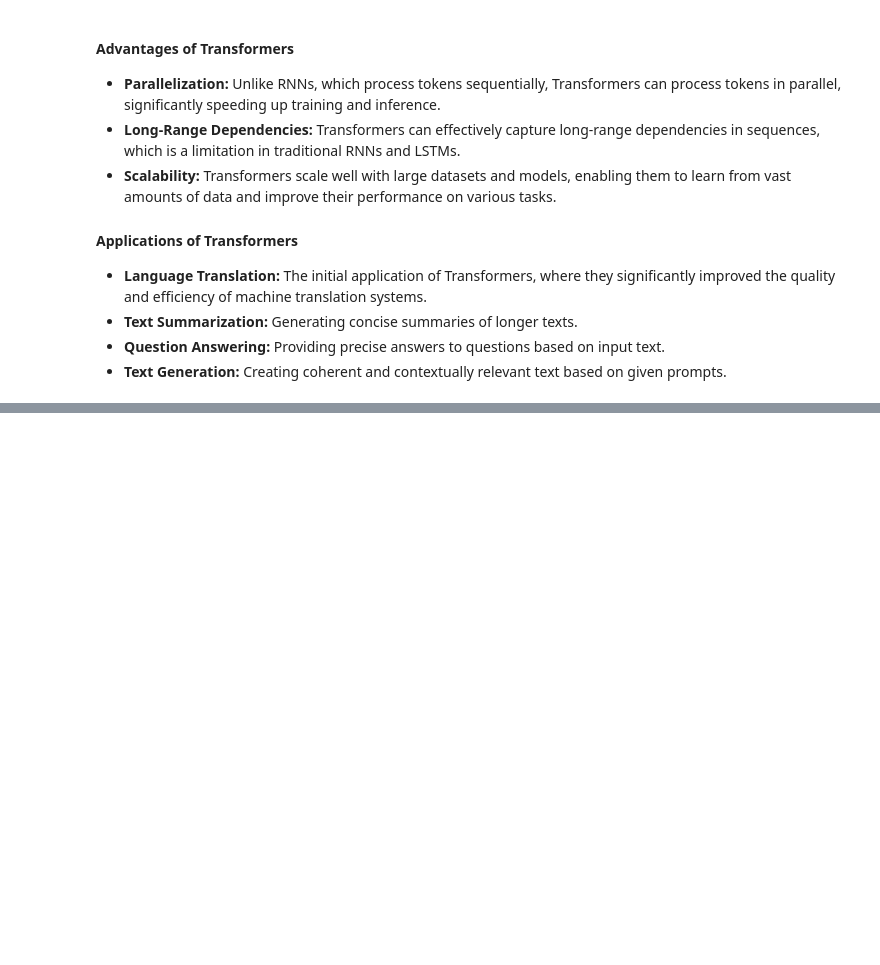
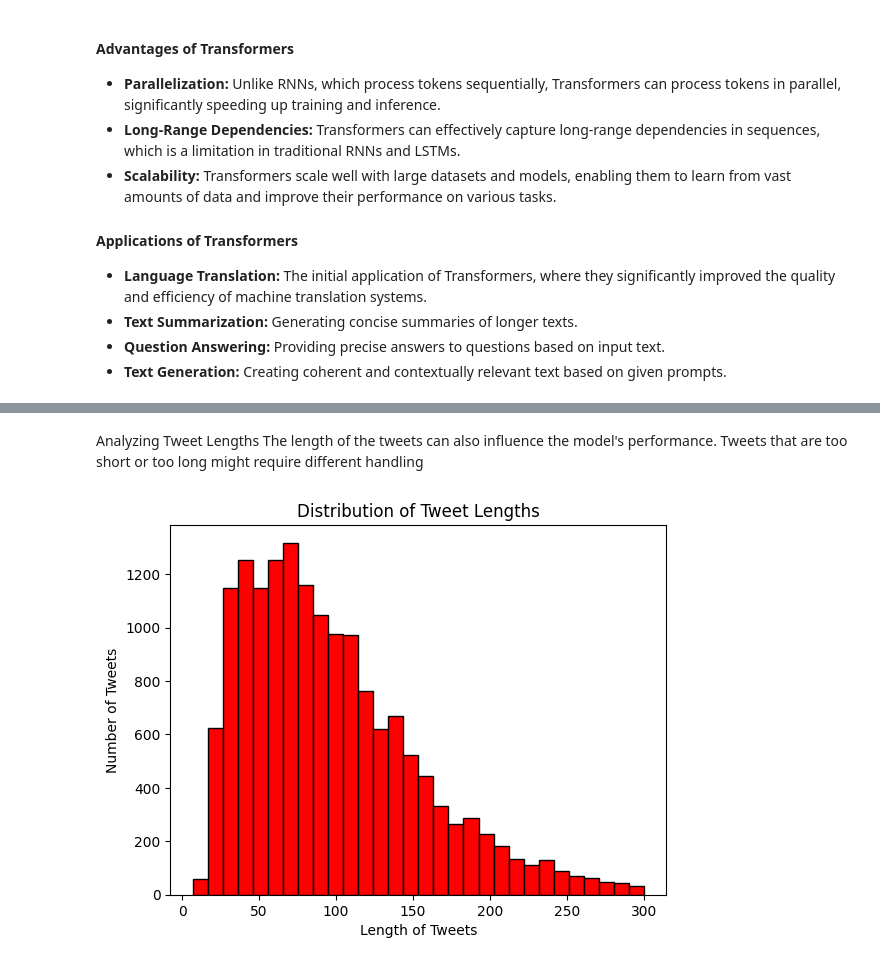
Before and after one commit to theaiacademy1/NLP-with-Transformer, a Jupyter notebook: NLPwithtransformer.ipynb, the cells around one changed output, grey strips where cells are left out. Saved outputs shown, nothing was run; the diff lists cells and outputs as text; code cells hidden in the pictures; blank space fills up the shorter version.

```diff
--- a/NLPwithtransformer.ipynb
+++ b/NLPwithtransformer.ipynb
@@ -60,0 +442,15 @@ The original Transformer model consists of an encoder and a decoder.
+# %% [markdown]
+Analyzing Tweet Lengths
+The length of the tweets can also influence the model's performance. Tweets that are too short or too long might require different handling
+# %%
+# Calculate tweet lengths
+df['length'] = df['text'].apply(len)
+
+# Plot the distribution of tweet lengths
+plt.hist(df['length'], bins=30, color='red', edgecolor='black')
+plt.title("Distribution of Tweet Lengths")
+plt.xlabel("Length of Tweets")
+plt.ylabel("Number of Tweets")
+plt.show()
+# %% [output]
+[figure, added]
```
Also changed, not shown: parts of 64 cells of this notebook.
